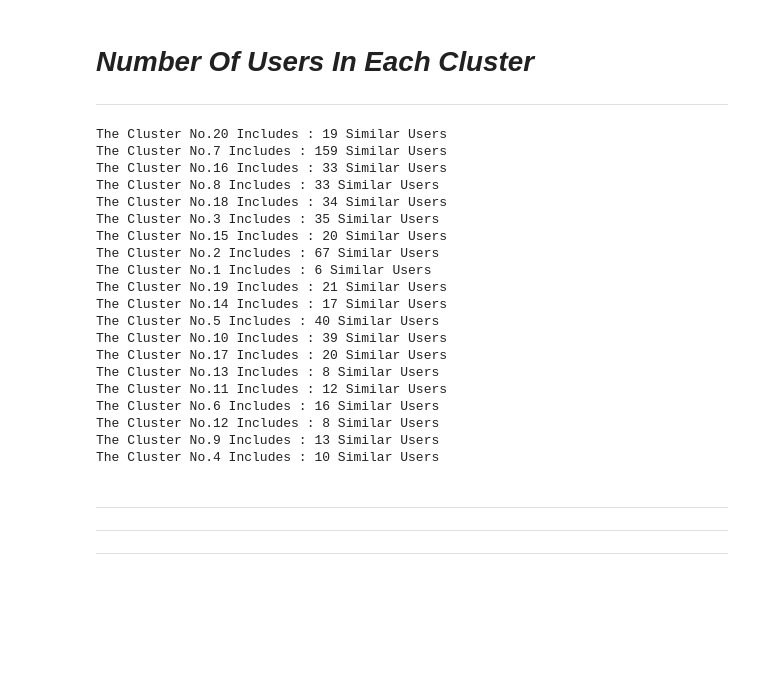
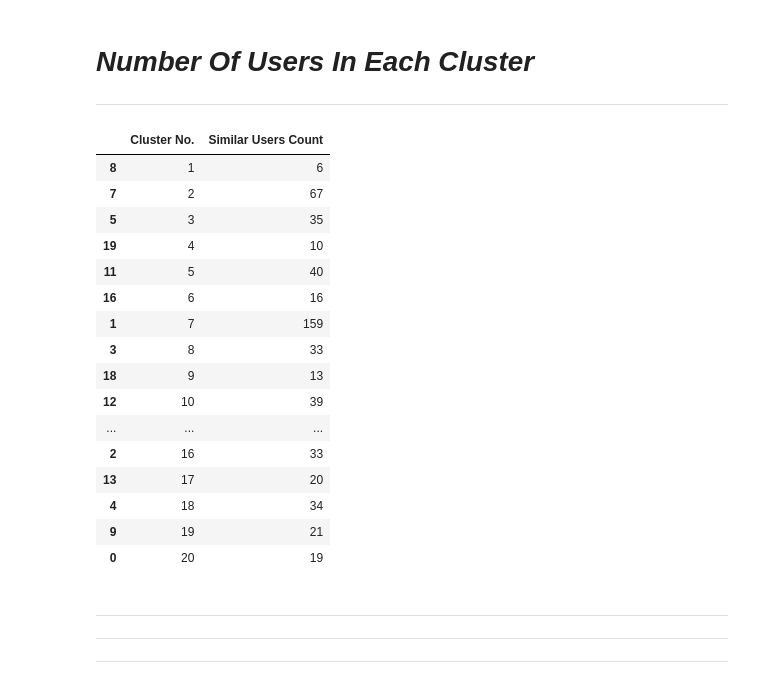
Before and after one commit to mohammed21kamall/Graduation-Project, a Jupyter notebook: Model AI/Collabirative Filtering/K_Means Clusering & KNN.ipynb, the cells around one changed output. Saved outputs shown, nothing was run; the diff lists cells and outputs as text; code cells hidden in the pictures; blank space fills up the shorter version.

```diff
--- a/Model AI/Collabirative Filtering/K_Means Clusering & KNN.ipynb
+++ b/Model AI/Collabirative Filtering/K_Means Clusering & KNN.ipynb
@@ -281,29 +281,33 @@ print(clusters_+1)
 ---
 # %%
 from collections import Counter
+
 # Count occurrences of each unique element
-element_counts = Counter(clusters_)
-# Print the counts
-for element, count in element_counts.items():
-    print(f"The Cluster No.{element+1} Includes : {count} Similar Users")
+element_counts = Counter(clusters_+1)
+
+# Convert to DataFrame
+result_df = pd.DataFrame(element_counts.items(), columns=['Cluster No.', 'Similar Users Count'])
+
+# Sort DataFrame by 'Cluster No.'
+result_df = result_df.sort_values(by='Cluster No.')
+
+# Display the DataFrame
+result_df.head(20)
 # %% [output]
-The Cluster No.20 Includes : 19 Similar Users
-The Cluster No.7 Includes : 159 Similar Users
-The Cluster No.16 Includes : 33 Similar Users
-The Cluster No.8 Includes : 33 Similar Users
-The Cluster No.18 Includes : 34 Similar Users
-The Cluster No.3 Includes : 35 Similar Users
-The Cluster No.15 Includes : 20 Similar Users
-The Cluster No.2 Includes : 67 Similar Users
-The Cluster No.1 Includes : 6 Similar Users
-The Cluster No.19 Includes : 21 Similar Users
-The Cluster No.14 Includes : 17 Similar Users
-The Cluster No.5 Includes : 40 Similar Users
-The Cluster No.10 Includes : 39 Similar Users
-The Cluster No.17 Includes : 20 Similar Users
-The Cluster No.13 Includes : 8 Similar Users
-The Cluster No.11 Includes : 12 Similar Users
-The Cluster No.6 Includes : 16 Similar Users
-The Cluster No.12 Includes : 8 Similar Users
-The Cluster No.9 Includes : 13 Similar Users
-The Cluster No.4 Includes : 10 Similar Users
+|  | Cluster No. | Similar Users Count |
+| 8 | 1 | 6 |
+| 7 | 2 | 67 |
+| 5 | 3 | 35 |
+| 19 | 4 | 10 |
+| 11 | 5 | 40 |
+| 16 | 6 | 16 |
+| 1 | 7 | 159 |
+| 3 | 8 | 33 |
+| 18 | 9 | 13 |
+| 12 | 10 | 39 |
+| ... | ... | ... |
+| 2 | 16 | 33 |
+| 13 | 17 | 20 |
+| 4 | 18 | 34 |
+| 9 | 19 | 21 |
+| 0 | 20 | 19 |
```
Also changed, not shown: parts of 7 cells of this notebook.
